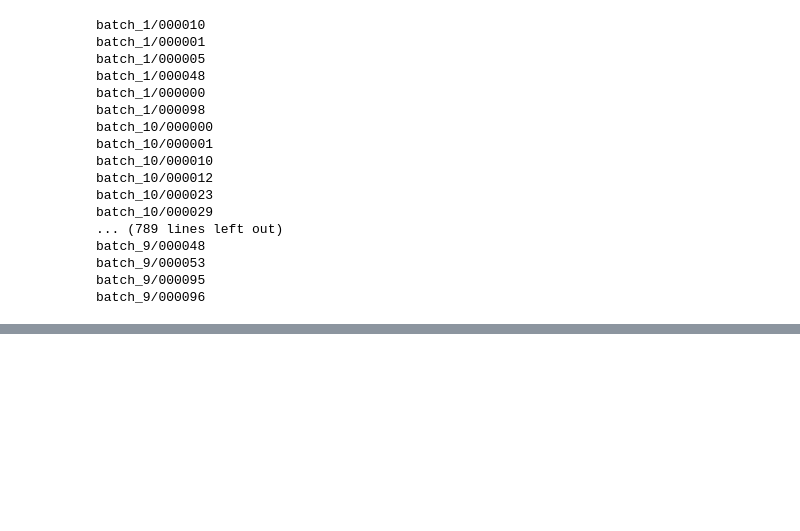
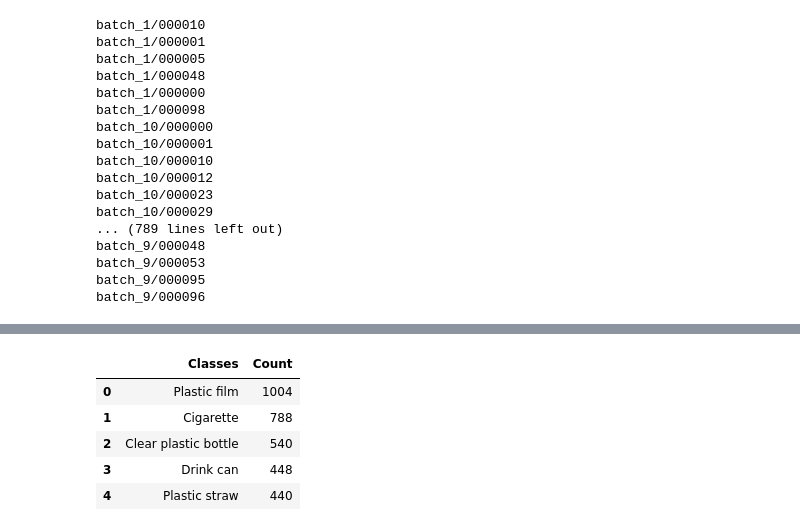
Before and after one commit to zhimg/Trash-Image-Classification-System-using-Machine-Learning-and-Deep-Learning-Algorithms, a Jupyter notebook: DataCreation_TrashImages.ipynb, the cells around one changed output, grey strips where cells are left out. Saved outputs shown, nothing was run; the diff lists cells and outputs as text; code cells hidden in the pictures; blank space fills up the shorter version.

```diff
--- a/DataCreation_TrashImages.ipynb
+++ b/DataCreation_TrashImages.ipynb
@@ -224,3 +221,15 @@ final_df
 # %%
 # Save to CSV file
 final_df.to_csv(path +'FinalData.csv',index=False)
+# %%
+axdf = pd.DataFrame(columns=['Classes', 'Count'])
+axdf['Count'] = list(final_df['category'].value_counts())
+axdf['Classes'] = final_df['category'].value_counts().index.values
+axdf
+# %% [output]
+|  | Classes | Count |
+| 0 | Plastic film | 1004 |
+| 1 | Cigarette | 788 |
+| 2 | Clear plastic bottle | 540 |
+| 3 | Drink can | 448 |
+| 4 | Plastic straw | 440 |
```
Also changed, not shown: parts of 7 cells of this notebook.
